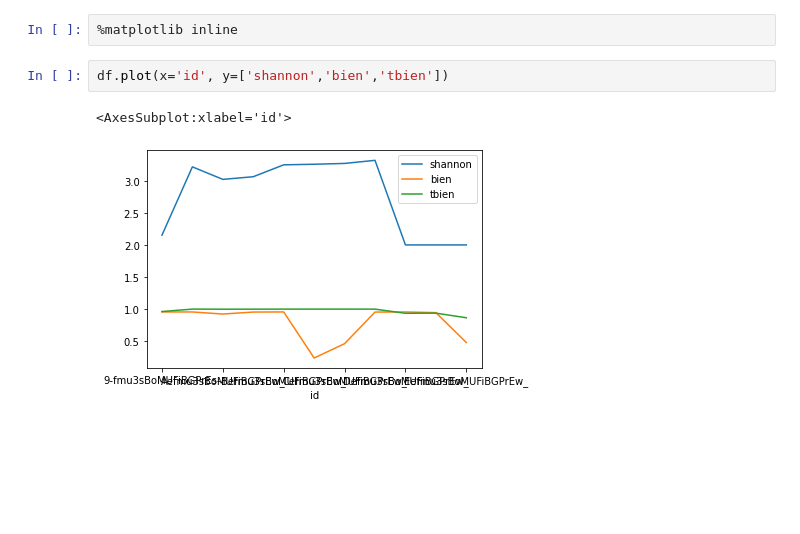
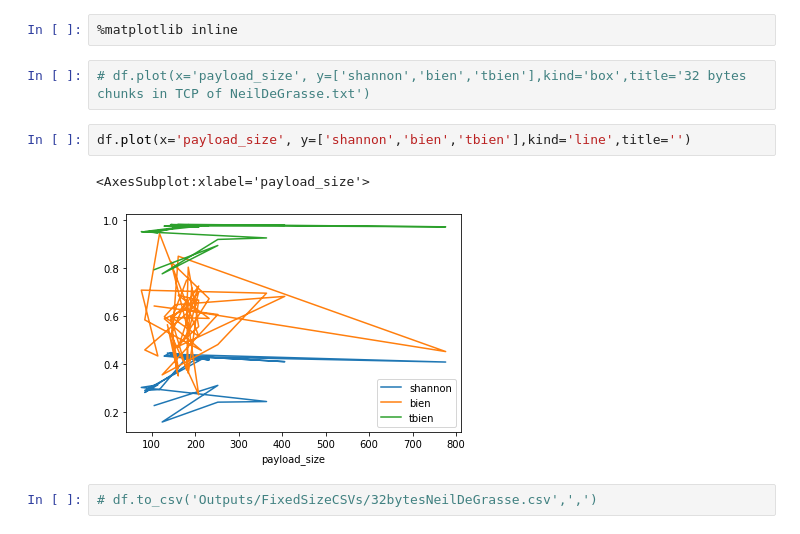
Before and after one commit to joaoalencastro/pythonSocket, a Jupyter notebook: Plotting Elastic Data.ipynb, the cells around one changed output. Saved outputs shown, nothing was run; the diff lists cells and outputs as text; blank space fills up the shorter version.

```diff
--- a/Plotting Elastic Data.ipynb
+++ b/Plotting Elastic Data.ipynb
@@ -18,7 +27,11 @@ df.head()
 # %%
 %matplotlib inline
+# %%
+# df.plot(x='payload_size', y=['shannon','bien','tbien'],kind='box',title='32 bytes chunks in TCP of NeilDeGrasse.txt')
 # %%
-df.plot(x='id', y=['shannon','bien','tbien'])
+df.plot(x='payload_size', y=['shannon','bien','tbien'],kind='line',title='')
 # %% [output]
-<AxesSubplot:xlabel='id'>
+<AxesSubplot:xlabel='payload_size'>
-[figure, old version]
+[figure, new version]
+# %%
+# df.to_csv('Outputs/FixedSizeCSVs/32bytesNeilDeGrasse.csv',',')
```
Also changed, not shown: parts of 3 cells of this notebook, 33 other files.
